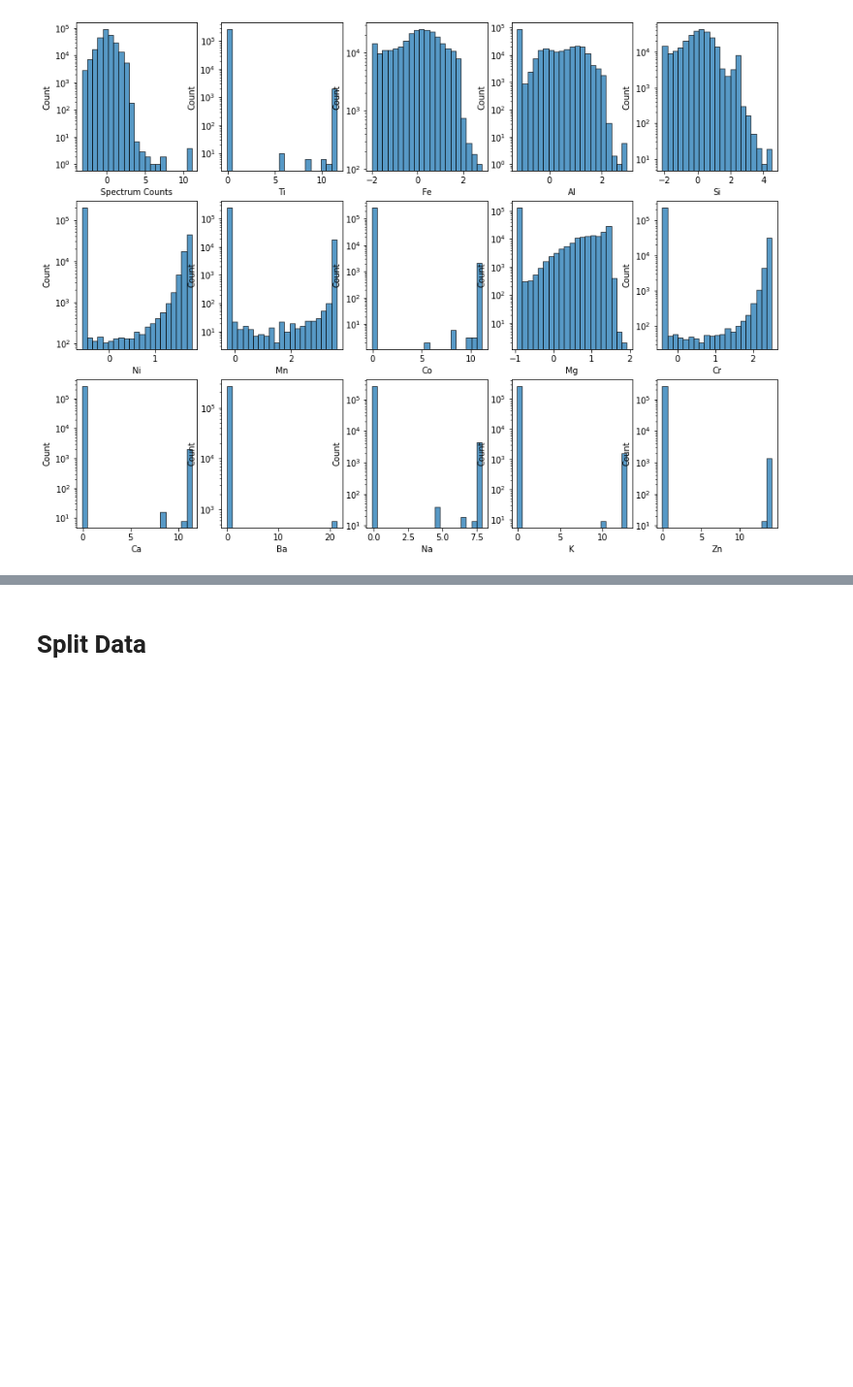
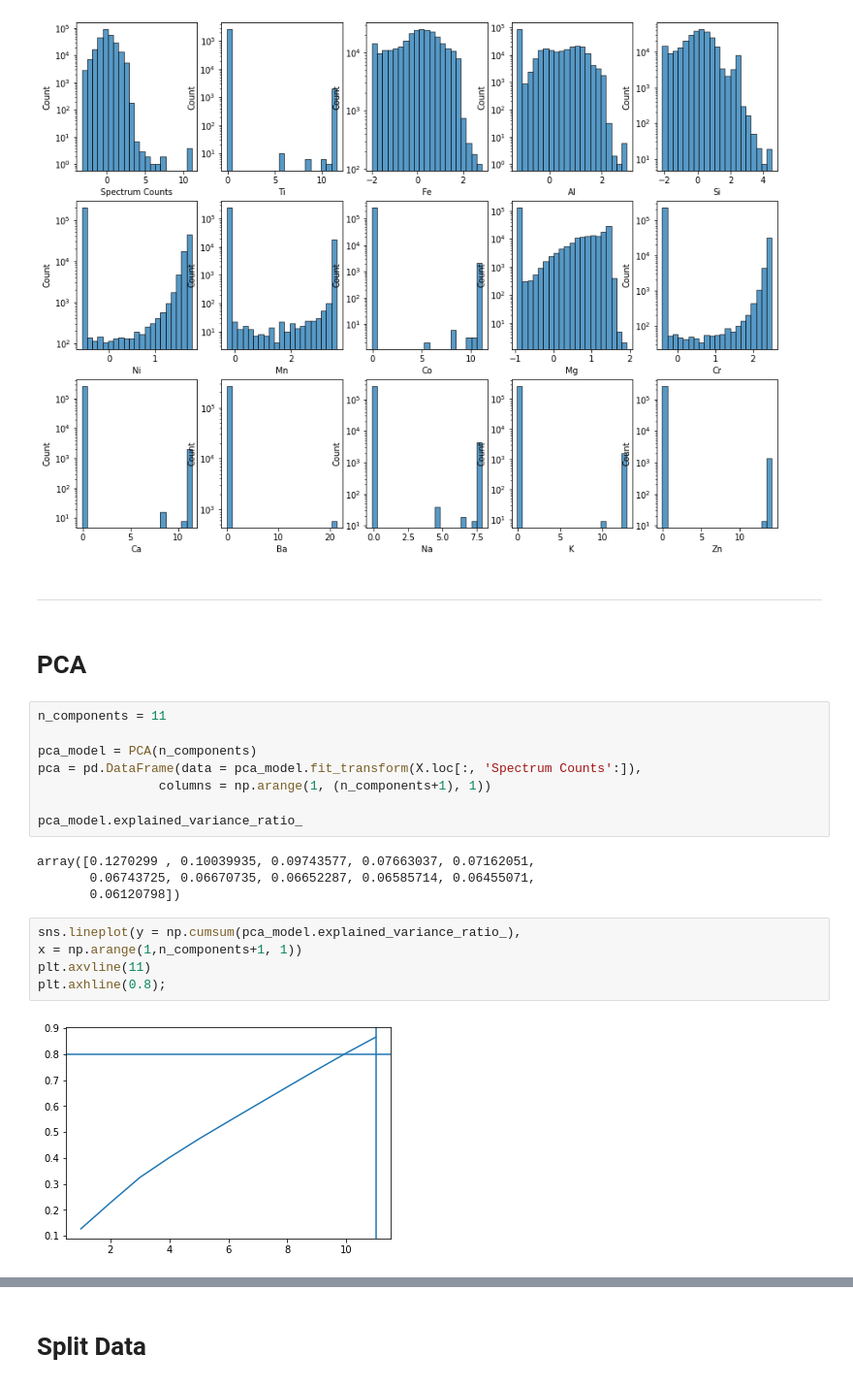
Before and after one commit to mattlamachado/MineralogicData_Clustering, a Jupyter notebook: ZM_clustering_v1.ipynb, the cells around one changed output, grey strips where cells are left out. Shown at 97% size. Saved outputs shown, nothing was run; the diff lists cells and outputs as text; blank space fills up the shorter version.

```diff
--- a/ZM_clustering_v1.ipynb
+++ b/ZM_clustering_v1.ipynb
@@ -169,3 +171,27 @@ for i in X.loc[:, 'Spectrum Counts':].columns:
     plt.yscale('log');
 # %% [output]
 [figure]
+# %% [markdown]
+#
+---
+# %% [markdown]
+# PCA
+# %%
+n_components = 11
+
+pca_model = PCA(n_components)
+pca = pd.DataFrame(data = pca_model.fit_transform(X.loc[:, 'Spectrum Counts':]),
+                columns = np.arange(1, (n_components+1), 1))
+
+pca_model.explained_variance_ratio_
+# %% [output]
+array([0.1270299 , 0.10039935, 0.09743577, 0.07663037, 0.07162051,
+       0.06743725, 0.06670735, 0.06652287, 0.06585714, 0.06455071,
+       0.06120798])
+# %%
+sns.lineplot(y = np.cumsum(pca_model.explained_variance_ratio_),
+x = np.arange(1,n_components+1, 1))
+plt.axvline(11)
+plt.axhline(0.8);
+# %% [output]
+[figure, added]
```
Also changed, not shown: parts of 37 cells of this notebook.
